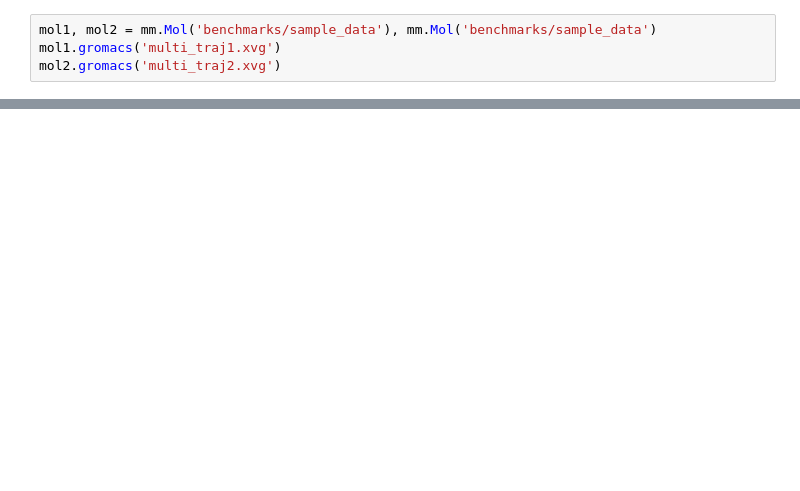
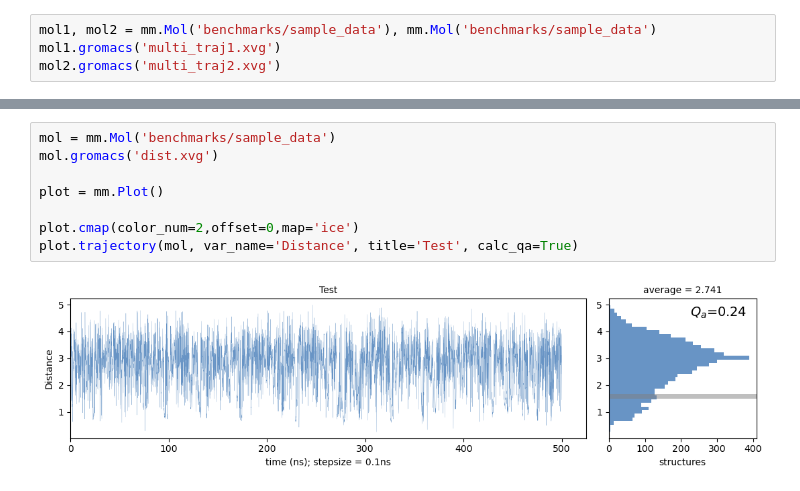
Before and after one commit to marianski-lab/artdep, a Jupyter notebook: benchmarks/trajectories.ipynb, the cells around one changed output, grey strips where cells are left out. Saved outputs shown, nothing was run; the diff lists cells and outputs as text; blank space fills up the shorter version.

```diff
--- a/benchmarks/trajectories.ipynb
+++ b/benchmarks/trajectories.ipynb
@@ -33,0 +43,10 @@ mol2 average = 0.727
+# %%
+mol = mm.Mol('benchmarks/sample_data')
+mol.gromacs('dist.xvg')
+
+plot = mm.Plot()
+
+plot.cmap(color_num=2,offset=0,map='ice')
+plot.trajectory(mol, var_name='Distance', title='Test', calc_qa=True)
+# %% [output]
+[figure, added]
```
Also changed, not shown: parts of 4 cells of this notebook, 2 other files.
